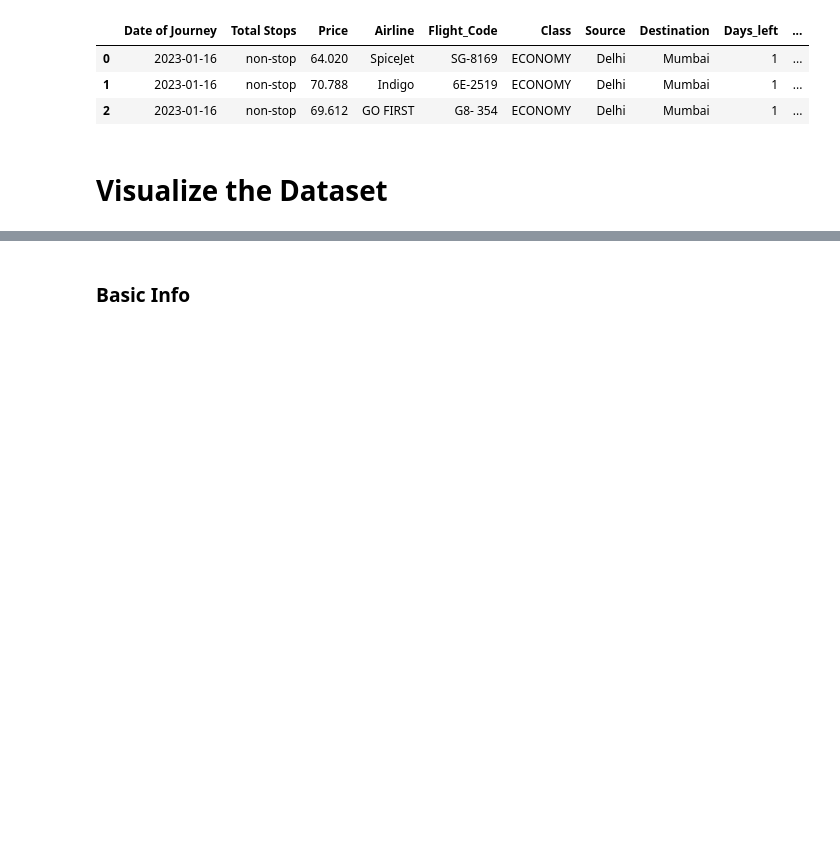
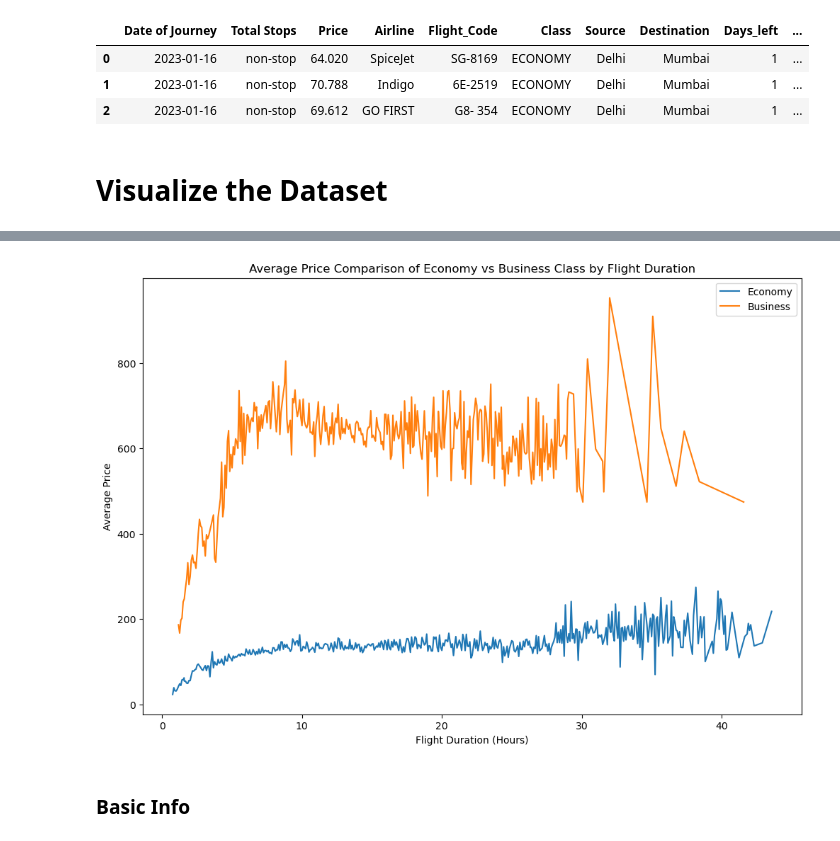
Before and after one commit to Eric1423/CS148_Final_Project, a Jupyter notebook: Final_Project.ipynb, the cells around one changed output, grey strips where cells are left out. Drawn from its saved outputs; the diff is of its cells as text; code cells hidden in the pictures; blank space fills up the shorter version.

```diff
--- a/Final_Project.ipynb
+++ b/Final_Project.ipynb
@@ -254,3 +286,15 @@ plt.show()
+# %%
+plt.figure(figsize=(12, 8))
+sns.lineplot(x='Duration_in_hrs', y='Price', data=sorted_avg_price_per_duration_economy, label='Economy')
+# Business class plot
+sns.lineplot(x='Duration_in_hrs', y='Price', data=sorted_avg_price_per_duration_business, label='Business')
+plt.title("Average Price Comparison of Economy vs Business Class by Flight Duration")
+plt.xlabel('Flight Duration (Hours)')
+plt.ylabel('Average Price')
+plt.legend()
+plt.show()
+# %% [output]
+[figure, added]
 # %% [markdown]
 ### Basic Info
 # %%
```
Also changed, not shown: parts of 21 cells of this notebook.
